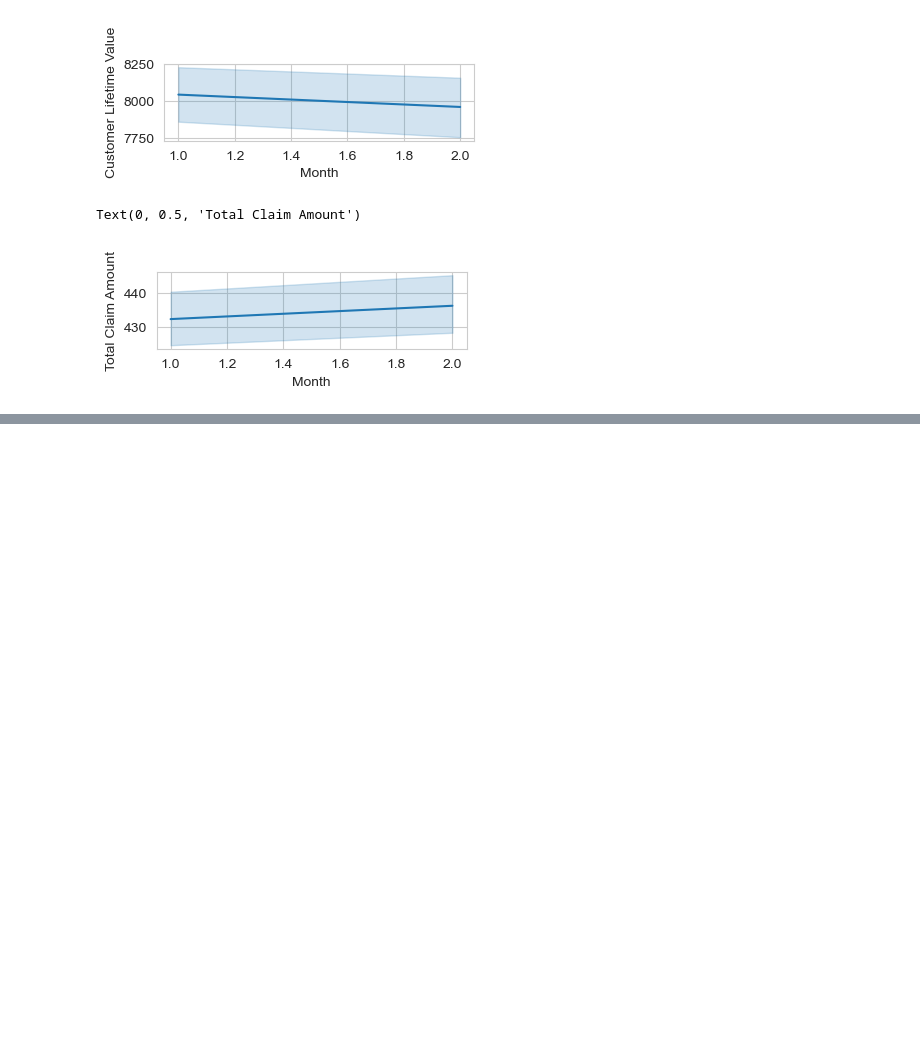
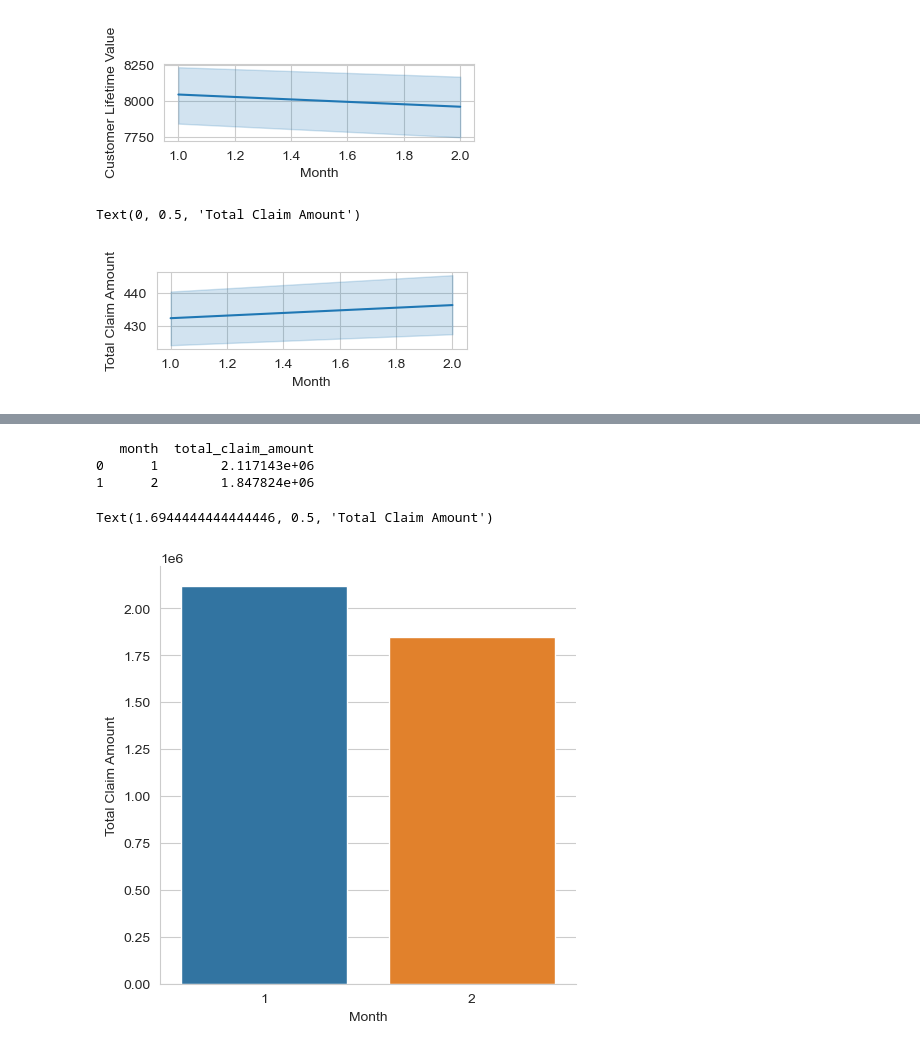
Before and after one commit to suphawadeeth/Data-Analytics-Ironhack, a Jupyter notebook: unit-4/lab-feature-extraction/lab-feature-extraction.ipynb, the cells around one changed output, grey strips where cells are left out. Saved outputs shown, nothing was run; the diff lists cells and outputs as text; code cells hidden in the pictures; blank space fills up the shorter version.

```diff
--- a/unit-4/lab-feature-extraction/lab-feature-extraction.ipynb
+++ b/unit-4/lab-feature-extraction/lab-feature-extraction.ipynb
@@ -419,3 +428,20 @@ sns.catplot(data=lifetime_df, kind='bar', x='month', y='customer_lifetime_value'
+# %%
+# What are the total monthly_premium_auto per month
+total_claim_df = pd.DataFrame(customer_value.groupby(customer_value.month)['total_claim_amount'].sum()).reset_index()
+print(total_claim_df)
+
+sns.catplot(data=total_claim_df, kind='bar', x='month', y='total_claim_amount')
+plt.xlabel('Month')
+plt.ylabel('Total Claim Amount')
+
+######## ignore below this line ########
+# sns.lineplot(data=total_claim_df, x='month', y='total_claim_amount')
+# %% [output]
+   month  total_claim_amount
+0      1        2.117143e+06
+1      2        1.847824e+06
+Text(1.6944444444444446, 0.5, 'Total Claim Amount')
+[figure, added]
 # %%
 # What are the total monthly_premium_auto per month
 
```
Also changed, not shown: parts of 10 cells of this notebook.
